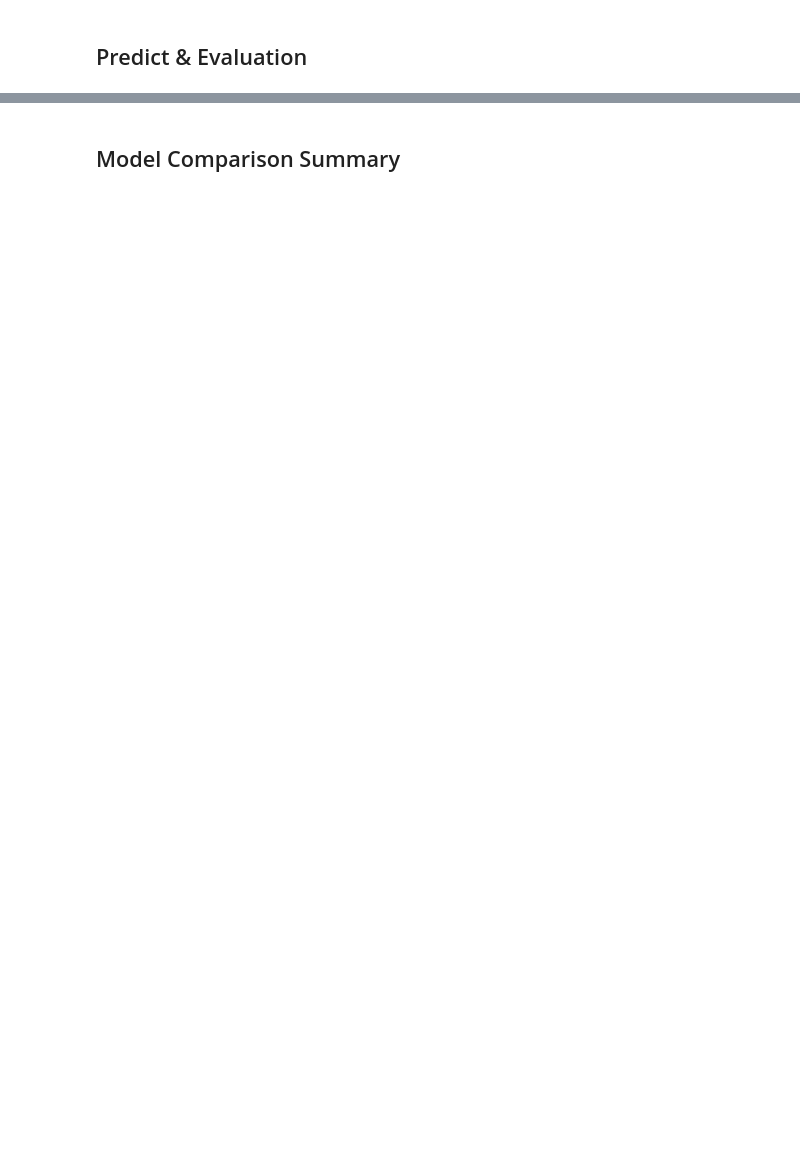
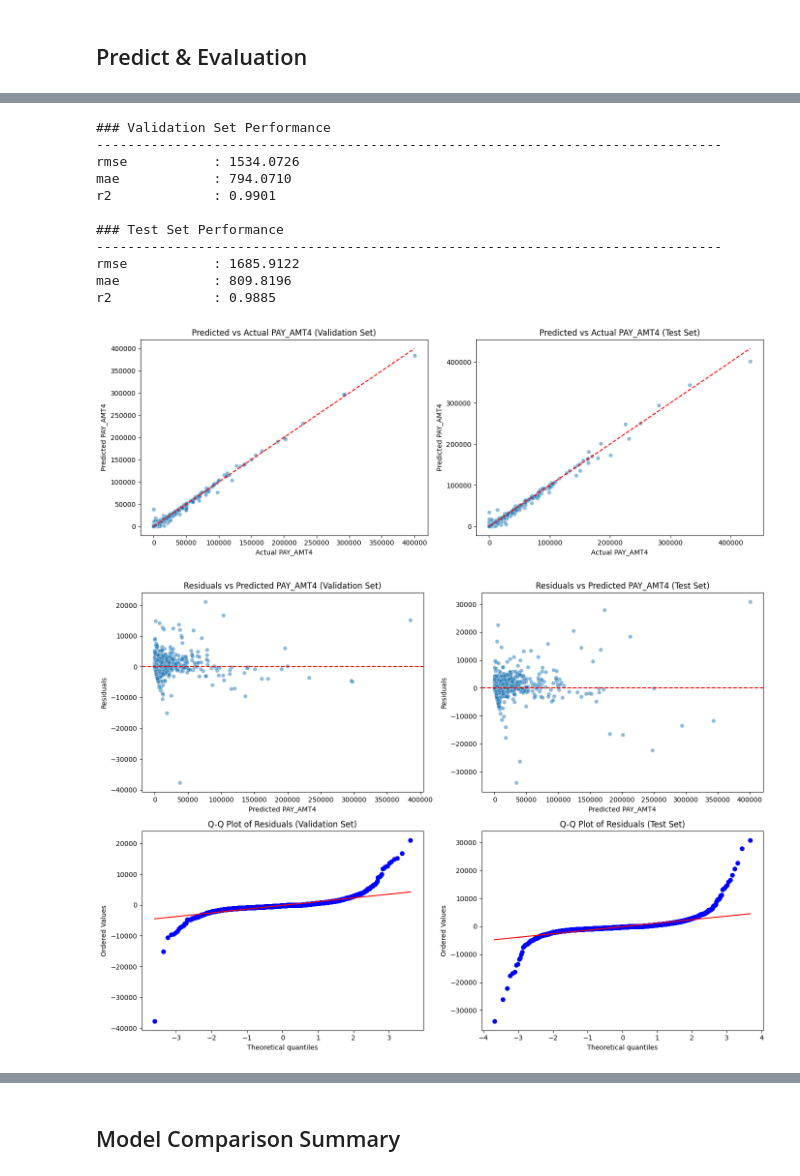
Before and after one commit to guillermoArr/default_credit_prediction, a Jupyter notebook: notebooks/3.2.01-gar-payment-regression-models.ipynb, the cells around one changed output, grey strips where cells are left out. Cells and saved outputs as stored; diff of their text form; code cells hidden in the pictures; blank space fills up the shorter version.

```diff
--- a/notebooks/3.2.01-gar-payment-regression-models.ipynb
+++ b/notebooks/3.2.01-gar-payment-regression-models.ipynb
@@ -227,7 +275,9 @@ def mlp_model(input_dim, params):
 
     # Add hidden layers with specified parameters
     for i in range(params['num_hidden_layers']):
-        model.add(Dense(params['units_per_layer'], activation=params['activation']))
+        units = max(16, params['units_first_layer'] // (2 ** i))  # tapering layers
+        model.add(Dense(units, activation=params['activation'],
+                        kernel_regularizer=tf.keras.regularizers.l2(params['l2_reg'])))
         if params['dropout_rate'] > 0:
             model.add(Dropout(params['dropout_rate']))
 
@@ -475,9 +605,17 @@ best_mlp_model = mlp_model(
     input_dim=x_train_scaled.shape[1],
     params=mlp_study.best_params
 )
+
+early_stopping = tf.keras.callbacks.EarlyStopping(
+    monitor='val_loss',
+    patience=10,
+    restore_best_weights=True
+)
+
 # Train on full training set
 history = best_mlp_model.fit(x_train_scaled, y_train_scaled,
                              validation_data=(x_val_scaled, y_val_scaled), epochs = 100,
-                          batch_size=32)
+                          batch_size=mlp_study.best_params['batch_size'],
+                             callbacks=[early_stopping], verbose = 1)
 
 best_mlp_model.summary()
@@ -578,7 +768,7 @@ for metric, value in test_metrics.items():
 # =========== Predicted vs Actual Plot ===========
 fig, axes = plt.subplots(1, 2, figsize=(14, 5))
 
-sns.scatterplot(x=y_val_scaled, y=y_val_pred, alpha=0.5, ax=axes[0])
+sns.scatterplot(x=y_val_scaled, y=y_val_pred.flatten(), alpha=0.5, ax=axes[0])
 axes[0].plot(
     [y_val_scaled.min(), y_val_scaled.max()],
     [y_val_scaled.min(), y_val_scaled.max()],
@@ -588,7 +778,7 @@ axes[0].set_xlabel('Actual PAY_AMT4')
 axes[0].set_ylabel('Predicted PAY_AMT4')
 axes[0].set_title('Predicted vs Actual PAY_AMT4 (Validation Set)')
 
-sns.scatterplot(x=y_test_scaled, y=y_test_pred, alpha=0.5, ax=axes[1])
+sns.scatterplot(x=y_test_scaled, y=y_test_pred.flatten(), alpha=0.5, ax=axes[1])
 axes[1].plot(
     [y_test_scaled.min(), y_test_scaled.max()],
     [y_test_scaled.min(), y_test_scaled.max()],
@@ -602,37 +792,51 @@ plt.tight_layout()
 plt.savefig(os.path.join(MODELS_DIR, 'mlp_predicted_vs_actual.png'), dpi=300, bbox_inches='tight')
 plt.show()
 
 # ========= Residuals Plot ==========
-residuals_val = y_val_scaled - y_val_pred
-residuals_test = y_test_scaled - y_test_pred
+residuals_val = y_val_scaled - y_val_pred.flatten()
+residuals_test = y_test_scaled - y_test_pred.flatten()
 
 fig, axes = plt.subplots(2, 2, figsize=(14, 10))
 
 # Residuals vs Predicted for Validation
-sns.scatterplot(x=y_val_pred, y=residuals_val, alpha=0.5, ax=axes[0, 0])
+sns.scatterplot(x=y_val_pred.flatten(), y=residuals_val, alpha=0.5, ax=axes[0, 0])
 axes[0, 0].axhline(0, color='r', linestyle='--')
 axes[0, 0].set_xlabel('Predicted PAY_AMT4')
 axes[0, 0].set_ylabel('Residuals')
 axes[0, 0].set_title('Residuals vs Predicted PAY_AMT4 (Validation Set)')
 
 # Residuals vs Predicted for Test
-sns.scatterplot(x=y_test_pred, y=residuals_test, alpha=0.5, ax=axes[0, 1])
+sns.scatterplot(x=y_test_pred.flatten(), y=residuals_test, alpha=0.5, ax=axes[0, 1])
 axes[0, 1].axhline(0, color='r', linestyle='--')
 axes[0, 1].set_xlabel('Predicted PAY_AMT4')
 axes[0, 1].set_ylabel('Residuals')
 axes[0, 1].set_title('Residuals vs Predicted PAY_AMT4 (Test Set)')
 
 # Q-Q plot for Validation residuals
 stats.probplot(residuals_val, dist="norm", plot=axes[1, 0])
 axes[1, 0].set_title('Q-Q Plot of Residuals (Validation Set)')
 
 # Q-Q plot for Test residuals
 stats.probplot(residuals_test, dist="norm", plot=axes[1, 1])
 axes[1, 1].set_title('Q-Q Plot of Residuals (Test Set)')
 
 plt.tight_layout()
 plt.savefig(os.path.join(MODELS_DIR, 'mlp_residuals_and_qq.png'), dpi=300, bbox_inches='tight')
 plt.show()
+# %% [output]
+### Validation Set Performance
+--------------------------------------------------------------------------------
+rmse           : 1534.0726
+mae            : 794.0710
+r2             : 0.9901
+
+### Test Set Performance
+--------------------------------------------------------------------------------
+rmse           : 1685.9122
+mae            : 809.8196
+r2             : 0.9885
+[figure, added]
+[figure, added]
 # %%
 print("\n### Feature Importance & Interpretability (MLP)")
 print("-" * 80)
```
Also changed, not shown: parts of 18 cells of this notebook.
